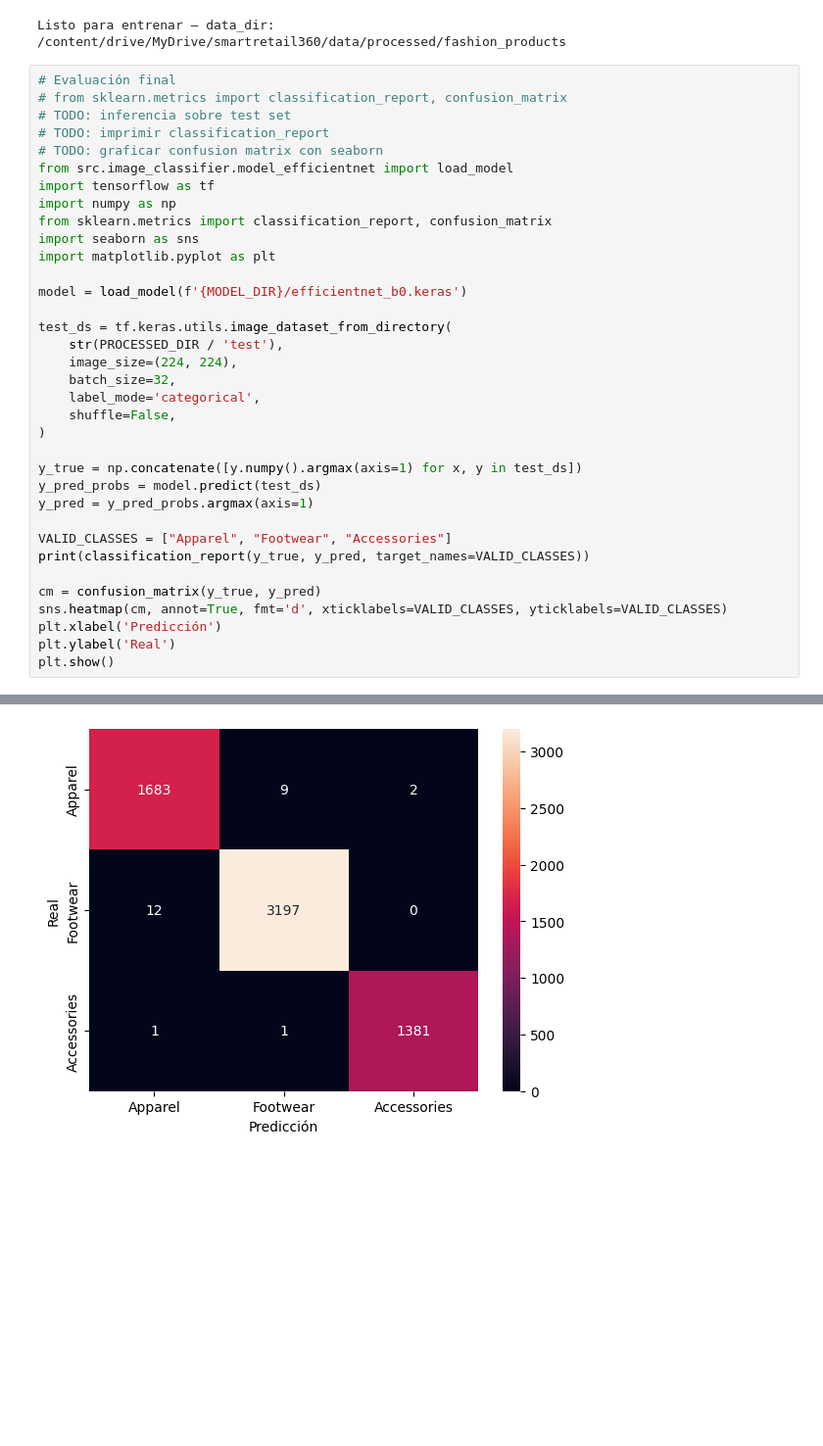
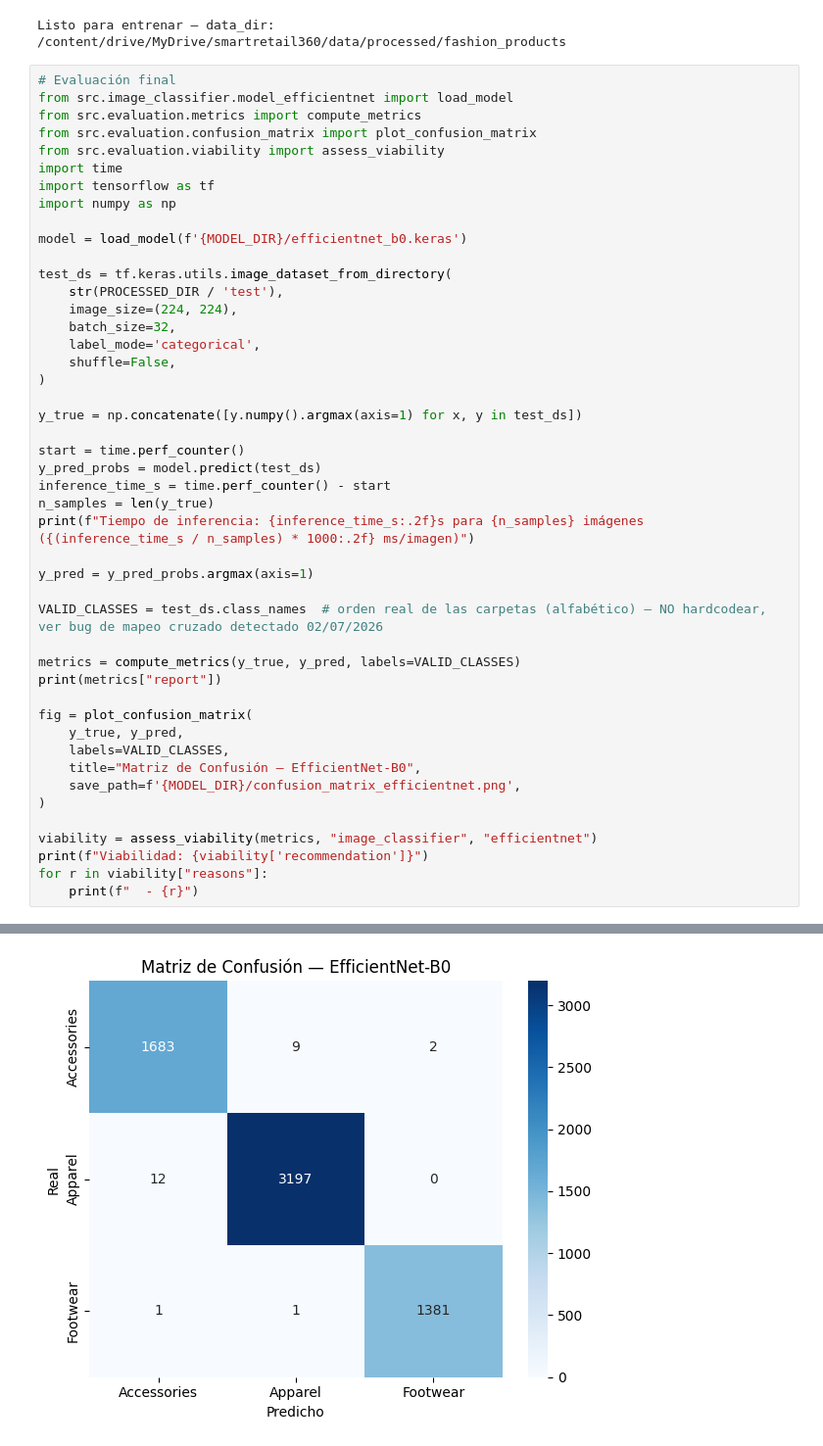
Before and after one commit to Jorge-is/smart-retail-360, a Jupyter notebook: notebooks/01_image_classifier_efficientnet.ipynb, the cells around one changed output, grey strips where cells are left out. Shown at 98% size. Saved outputs shown, nothing was run; the diff lists cells and outputs as text; blank space fills up the shorter version.

Commit message:
feat(m1-anthony): evaluación completa EfficientNet-B0 con métricas reales

```diff
--- a/notebooks/01_image_classifier_efficientnet.ipynb
+++ b/notebooks/01_image_classifier_efficientnet.ipynb
@@ -149,16 +165,13 @@ INFO:src.image_classifier.train:Modelo 'efficientnet' guardado en /content/smart
 Listo para entrenar — data_dir: /content/drive/MyDrive/smartretail360/data/processed/fashion_products
 # %%
 # Evaluación final
-# from sklearn.metrics import classification_report, confusion_matrix
-# TODO: inferencia sobre test set
-# TODO: imprimir classification_report
-# TODO: graficar confusion matrix con seaborn
 from src.image_classifier.model_efficientnet import load_model
+from src.evaluation.metrics import compute_metrics
+from src.evaluation.confusion_matrix import plot_confusion_matrix
+from src.evaluation.viability import assess_viability
+import time
 import tensorflow as tf
 import numpy as np
-from sklearn.metrics import classification_report, confusion_matrix
-import seaborn as sns
-import matplotlib.pyplot as plt
 
 model = load_model(f'{MODEL_DIR}/efficientnet_b0.keras')
 
@@ -171,16 +184,30 @@ test_ds = tf.keras.utils.image_dataset_from_directory(
 )
 
 y_true = np.concatenate([y.numpy().argmax(axis=1) for x, y in test_ds])
+
+start = time.perf_counter()
 y_pred_probs = model.predict(test_ds)
+inference_time_s = time.perf_counter() - start
+n_samples = len(y_true)
+print(f"Tiempo de inferencia: {inference_time_s:.2f}s para {n_samples} imágenes ({(inference_time_s / n_samples) * 1000:.2f} ms/imagen)")
+
 y_pred = y_pred_probs.argmax(axis=1)
 
-VALID_CLASSES = ["Apparel", "Footwear", "Accessories"]
-print(classification_report(y_true, y_pred, target_names=VALID_CLASSES))
+VALID_CLASSES = test_ds.class_names  # orden real de las carpetas (alfabético) — NO hardcodear, ver bug de mapeo cruzado detectado 02/07/2026
 
-cm = confusion_matrix(y_true, y_pred)
-sns.heatmap(cm, annot=True, fmt='d', xticklabels=VALID_CLASSES, yticklabels=VALID_CLASSES)
-plt.xlabel('Predicción')
-plt.ylabel('Real')
-plt.show()
+metrics = compute_metrics(y_true, y_pred, labels=VALID_CLASSES)
+print(metrics["report"])
+
+fig = plot_confusion_matrix(
+    y_true, y_pred,
+    labels=VALID_CLASSES,
+    title="Matriz de Confusión — EfficientNet-B0",
+    save_path=f'{MODEL_DIR}/confusion_matrix_efficientnet.png',
+)
+
+viability = assess_viability(metrics, "image_classifier", "efficientnet")
+print(f"Viabilidad: {viability['recommendation']}")
+for r in viability["reasons"]:
+    print(f"  - {r}")
 # %% [output]
 Found 6286 files belonging to 3 classes.
@@ -197,4 +228,4 @@ weighted avg       1.00      1.00      1.00      6286
-[figure, old version]
+[figure, new version]
 # %%
 print("=" * 60)
 print("RESULTADO — EfficientNet-B0 (Semana 3)")
```
Also changed, not shown: parts of 4 cells of this notebook.
